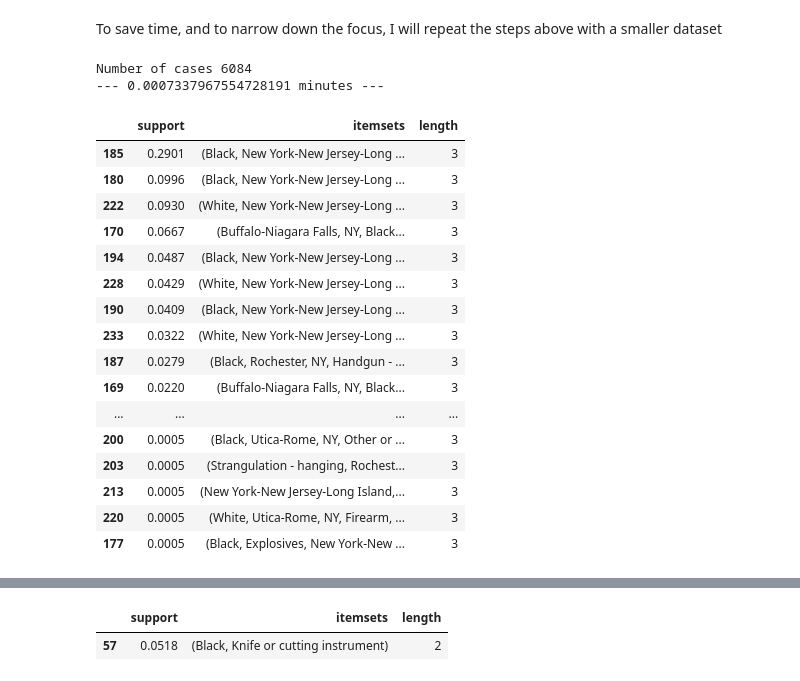
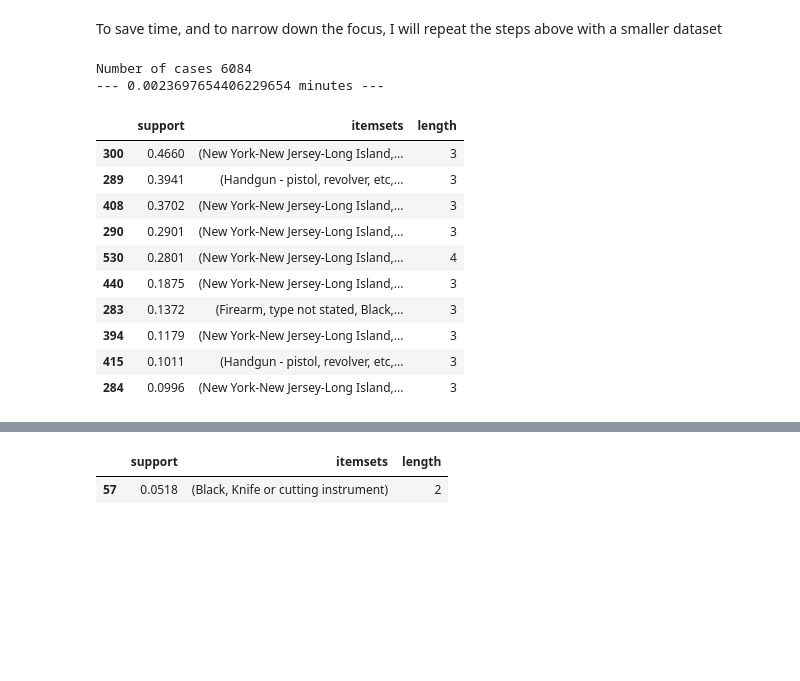
Before and after one commit to artificialnouveau/MAPdata, a Jupyter notebook: MAP Frequent Itemsets via Apriori Algorithm.ipynb, the cells around one changed output, grey strips where cells are left out. Cells and saved outputs as stored; diff of their text form; code cells hidden in the pictures; blank space fills up the shorter version.

```diff
--- a/MAP Frequent Itemsets via Apriori Algorithm.ipynb
+++ b/MAP Frequent Itemsets via Apriori Algorithm.ipynb
@@ -17,7 +20,7 @@ Objective: Apriori function to extract frequent itemsets for association rule mi
 
 Text and code from: http://rasbt.github.io/mlxtend/user_guide/frequent_patterns/apriori/
 # %%
-df=pd.read_csv('./MAPdata/SHR76_19.csv')
+df=pd.read_csv('./SHR76_19.csv')
 #df=df.replace('Unknown', np.nan)
 # %%
 #Display columns in list
@@ -69,6 +77,8 @@ Name: State, dtype: int64
 # %%
 print('Distribution of Victims')
 df['VicRaceSex']=df['VicRace']+' '+df['VicSex']
+df['VicRaceWeapon']=df['VicRace']+' '+df['Weapon']
+df['VicRaceSexWeapon']=df['VicRaceSex']+' '+df['Weapon']
 df.VicRaceSex.value_counts(normalize=True)
 # %% [output]
 Distribution of Victims
@@ -158,52 +222,48 @@ print("--- %s minutes ---" % ((time.time() - start_time)/60))
 frequent_itemsets[ (frequent_itemsets['length']>=custom_length)]
 # %% [markdown]
 To save time, and to narrow down the focus, I will repeat the steps above with a smaller dataset
+# %%
+def customFreqItem(data_array,thres,length):
+    #transform the variables
+    te = TransactionEncoder()
+    te_ary = te.fit(data_array).transform(data_array)
+    dfsubte = pd.DataFrame(te_ary, columns=te.columns_)
+
+    start_time = time.time()
+    frequent_itemsets = apriori(dfsubte, min_support=thres, use_colnames=True)
+    frequent_itemsets['length'] = frequent_itemsets['itemsets'].apply(lambda x: len(x))
+    print("--- %s minutes ---" % ((time.time() - start_time)/60))
+    return frequent_itemsets[(frequent_itemsets['length']>=length)].sort_values('support',ascending=False)
 # %%
 #only interested in cases since 2000, NY and unsolved
 dfcustom=df[(df['Year']>=2000)&(df['State']=='New York')&(df['Solved']=='No')]
 print('Number of cases',len(dfcustom))
+
 #Generating a unique Frequent Itemset number based upon the geography (either county/metropolitan area), victims' gender and method of killing.
-dfsub=dfcustom[["MSA",'VicRace','Weapon']]
+dfsub=dfcustom[["MSA",'VicRace','VicSex','Weapon']]
 dfsub_list = dfsub.to_numpy()
-
-#transform the variables
-te = TransactionEncoder()
-te_ary = te.fit(dfsub_list).transform(dfsub_list)
-dfsubte = pd.DataFrame(te_ary, columns=te.columns_)
-
 
 #I am interested in 3 or more similar cases out of the cases, so the threshold is 3/number of rows in dataframe
 custom_thres=3/len(dfcustom)
 
 # I am interested in cases are similiar in county/metro, victim race and weapon used, so I'm interested in
 # a variable that has a length of at least 3
 custom_length=3
 
-start_time = time.time()
-frequent_itemsets = apriori(dfsubte, min_support=custom_thres, use_colnames=True)
-frequent_itemsets['length'] = frequent_itemsets['itemsets'].apply(lambda x: len(x))
-
-
-print("--- %s minutes ---" % ((time.time() - start_time)/60))
-
-frequent_itemsets[(frequent_itemsets['length']>=custom_length)].sort_values('support',ascending=False)
+#Get Frequent Item dataset
+frequent_itemsets=customFreqItem(dfsub_list,custom_thres,custom_length)
+frequent_itemsets.head(10)
 # %% [output]
 Number of cases 6084
---- 0.0007337967554728191 minutes ---
+--- 0.0023697654406229654 minutes ---
 |  | support | itemsets | length |
-| 185 | 0.2901 | (Black, New York-New Jersey-Long ... | 3 |
-| 180 | 0.0996 | (Black, New York-New Jersey-Long ... | 3 |
-| 222 | 0.0930 | (White, New York-New Jersey-Long ... | 3 |
-| 170 | 0.0667 | (Buffalo-Niagara Falls, NY, Black... | 3 |
-| 194 | 0.0487 | (Black, New York-New Jersey-Long ... | 3 |
-| 228 | 0.0429 | (White, New York-New Jersey-Long ... | 3 |
-| 190 | 0.0409 | (Black, New York-New Jersey-Long ... | 3 |
-| 233 | 0.0322 | (White, New York-New Jersey-Long ... | 3 |
-| 187 | 0.0279 | (Black, Rochester, NY, Handgun - ... | 3 |
-| 169 | 0.0220 | (Buffalo-Niagara Falls, NY, Black... | 3 |
-| ... | ... | ... | ... |
-| 200 | 0.0005 | (Black, Utica-Rome, NY, Other or ... | 3 |
-| 203 | 0.0005 | (Strangulation - hanging, Rochest... | 3 |
-| 213 | 0.0005 | (New York-New Jersey-Long Island,... | 3 |
-| 220 | 0.0005 | (White, Utica-Rome, NY, Firearm, ... | 3 |
-| 177 | 0.0005 | (Black, Explosives, New York-New ... | 3 |
+| 300 | 0.4660 | (New York-New Jersey-Long Island,... | 3 |
+| 289 | 0.3941 | (Handgun - pistol, revolver, etc,... | 3 |
+| 408 | 0.3702 | (New York-New Jersey-Long Island,... | 3 |
+| 290 | 0.2901 | (New York-New Jersey-Long Island,... | 3 |
+| 530 | 0.2801 | (New York-New Jersey-Long Island,... | 4 |
+| 440 | 0.1875 | (New York-New Jersey-Long Island,... | 3 |
+| 283 | 0.1372 | (Firearm, type not stated, Black,... | 3 |
+| 394 | 0.1179 | (New York-New Jersey-Long Island,... | 3 |
+| 415 | 0.1011 | (Handgun - pistol, revolver, etc,... | 3 |
+| 284 | 0.0996 | (New York-New Jersey-Long Island,... | 3 |
```
Also changed, not shown: parts of 11 cells of this notebook.
